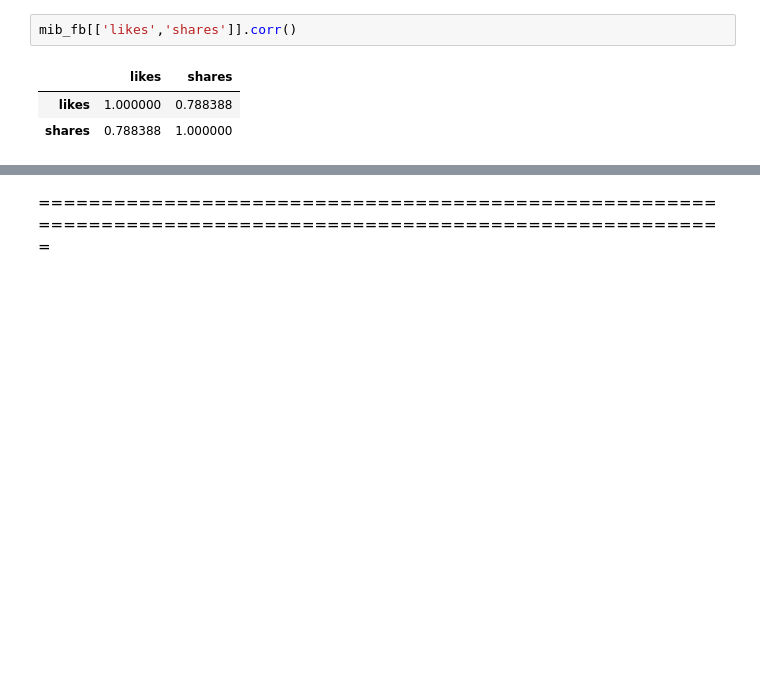
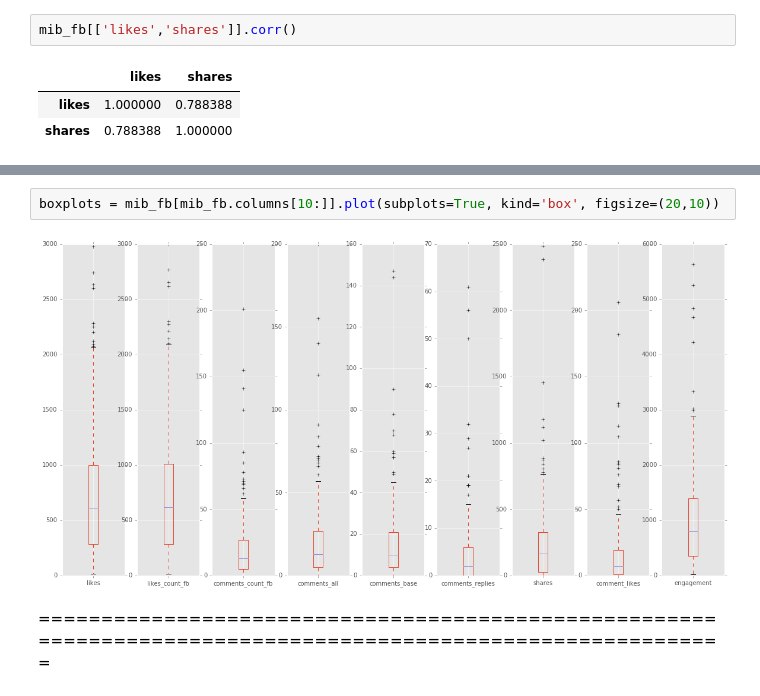
Before and after one commit to marcogoldin/data_science, a Jupyter notebook: mibact_facebook/MIBACT Facebook Fan Page - Post 17 feb - 17 maggio 2016.ipynb, the cells around one changed output, grey strips where cells are left out. Drawn from its saved outputs; the diff is of its cells as text; blank space fills up the shorter version.

```diff
--- a/mibact_facebook/MIBACT Facebook Fan Page - Post 17 feb - 17 maggio 2016.ipynb
+++ b/mibact_facebook/MIBACT Facebook Fan Page - Post 17 feb - 17 maggio 2016.ipynb
@@ -96,3 +105,7 @@ mib_fb[['likes','shares']].corr()
+# %%
+boxplots = mib_fb[mib_fb.columns[10:]].plot(subplots=True, kind='box', figsize=(20,10))
+# %% [output]
+[figure, added]
 # %% [markdown]
 =============================================================================================================
 # %% [markdown]
```
Also changed, not shown: parts of 25 cells of this notebook.
